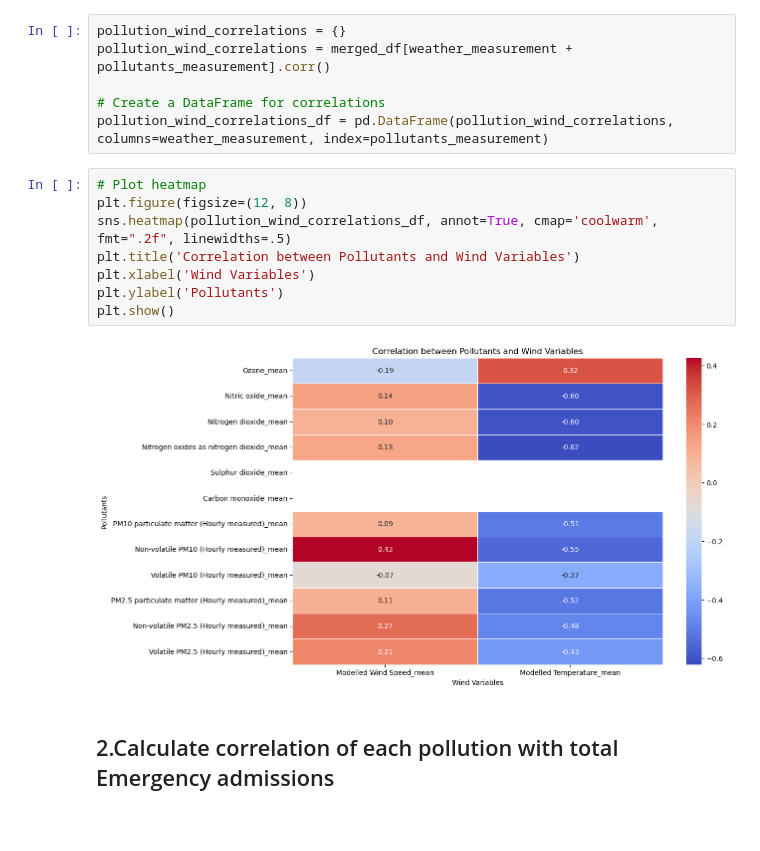
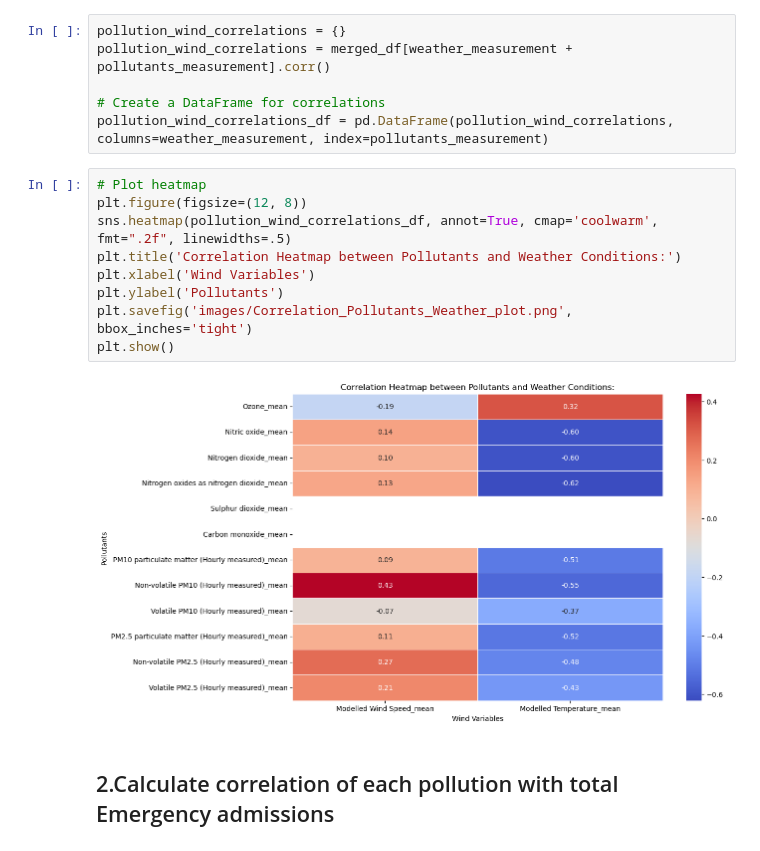
Before and after one commit to Elham-Pournezhadian/IGP-repo, a Jupyter notebook: Correlation.ipynb, the cells around one changed output. Drawn from its saved outputs; the diff is of its cells as text.

```diff
--- a/Correlation.ipynb
+++ b/Correlation.ipynb
@@ -237,13 +241,14 @@ pollution_wind_correlations_df = pd.DataFrame(pollution_wind_correlations, colum
 # %%
 # Plot heatmap
 plt.figure(figsize=(12, 8))
 sns.heatmap(pollution_wind_correlations_df, annot=True, cmap='coolwarm', fmt=".2f", linewidths=.5)
-plt.title('Correlation between Pollutants and Wind Variables')
+plt.title('Correlation Heatmap between Pollutants and Weather Conditions:')
 plt.xlabel('Wind Variables')
 plt.ylabel('Pollutants')
+plt.savefig('images/Correlation_Pollutants_Weather_plot.png', bbox_inches='tight')
 plt.show()
 # %% [output]
-[figure, old version]
+[figure, new version]
 # %% [markdown]
 ## 2.Calculate correlation of each pollution with total Emergency admissions
 # %% [markdown]
```
Also changed, not shown: parts of 14 cells of this notebook, 14 other files.
